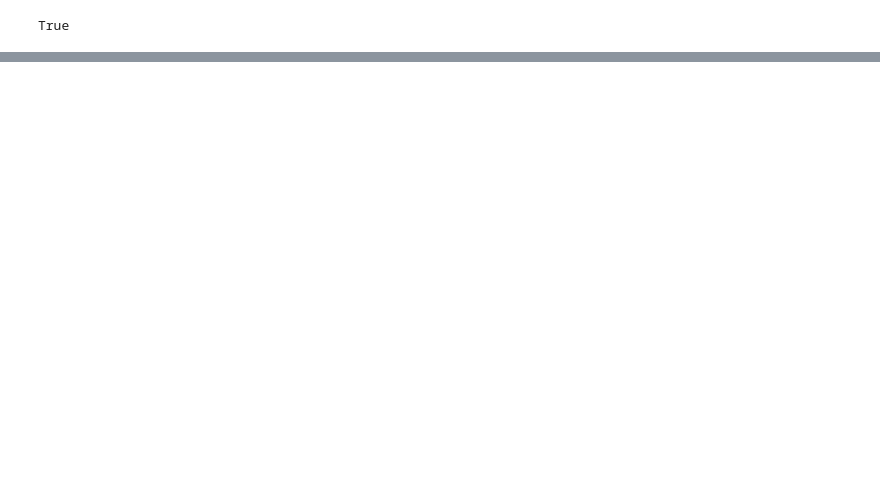
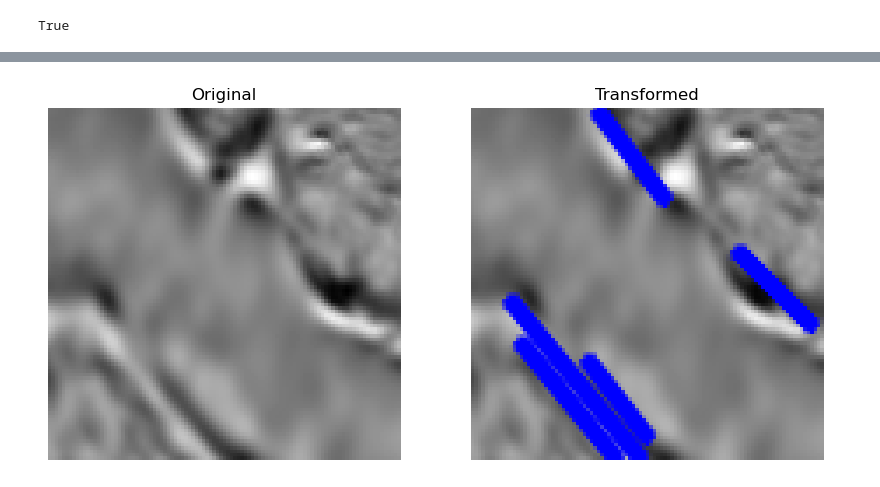
Before and after one commit to lucterres/textureSSD, a Jupyter notebook: angles.ipynb, the cells around one changed output, grey strips where cells are left out. Cells and saved outputs as stored; diff of their text form; code cells hidden in the pictures; blank space fills up the shorter version.

```diff
--- a/angles.ipynb
+++ b/angles.ipynb
@@ -145,0 +175,8 @@ array([[[ 6, 70, 20, 12]],
+# %%
+sample_path="tgs_salt/0a1742c740.png"
+mask_path  ="tgs_salt/0a1742c740Mask.png"
+
+original = cv2.imread(sample_path)
+linesP, imgLines = probHough(original, 25, 20, 7)
+# %% [output]
+[figure, added]
```
Also changed, not shown: parts of 20 cells of this notebook.
